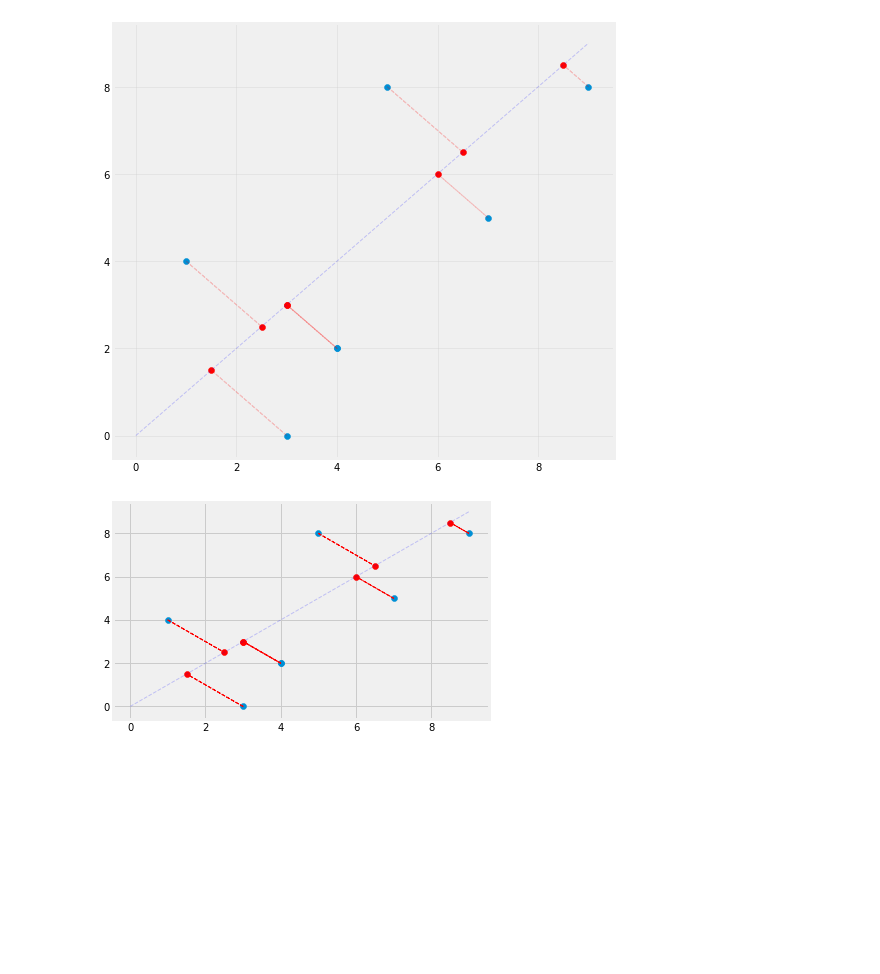
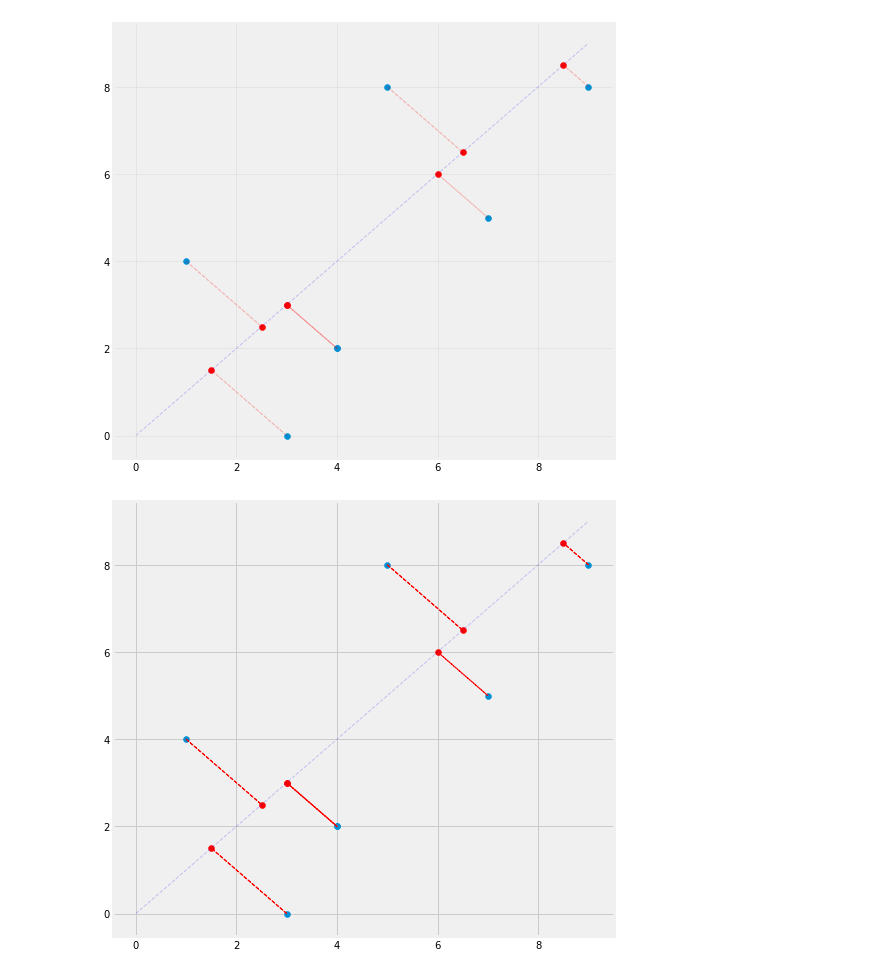
Before and after one commit to spentaur/DS-Unit-1-Sprint-4-Linear-Algebra, a Jupyter notebook: module2-intermediate-linear-algebra/Intermediate_Linear_Algebra_Assignment.ipynb, the cells around one changed output. Saved outputs shown, nothing was run; the diff lists cells and outputs as text; code cells hidden in the pictures; blank space fills up the shorter version.

```diff
--- a/module2-intermediate-linear-algebra/Intermediate_Linear_Algebra_Assignment.ipynb
+++ b/module2-intermediate-linear-algebra/Intermediate_Linear_Algebra_Assignment.ipynb
@@ -401,30 +401,30 @@ plt.show()
 # %%
 import pandas as pd
 import matplotlib.pyplot as plt
 
 # Creating a dataframe for you to work with -Feel free to not use the dataframe if you don't want to.
 x_values = [1, 4, 7, 3, 9, 4, 5 ]
 y_values = [4, 2, 5, 0, 8, 2, 8]
-
+plt.figure(figsize=(8,8))
 axes = plt.gca()
 
 x_vals = np.array([0,9])
 y_vals = x_vals
 
 plt.plot(x_vals, y_vals, '--', color='b', linewidth=1, alpha=.2)
 
 plt.scatter(x_values, y_values)
 
 projs = proj_y_equal_x(x_values, y_values)
 
 xy = np.array([x_values, y_values]).T
 
 x_minus_proj =  xy - projs
 
 for (projsx, projsy), (xminusx, xminusy) in zip(projs, x_minus_proj):
     plt.arrow(projsx, projsy, xminusx, xminusy, linewidth=1, linestyle='dashed', color = 'red')
 
 plt.scatter(projs[:, 0], projs[:, 1], color="red")
 plt.show()
 # %% [output]
-[figure, old version]
+[figure, new version]
```
